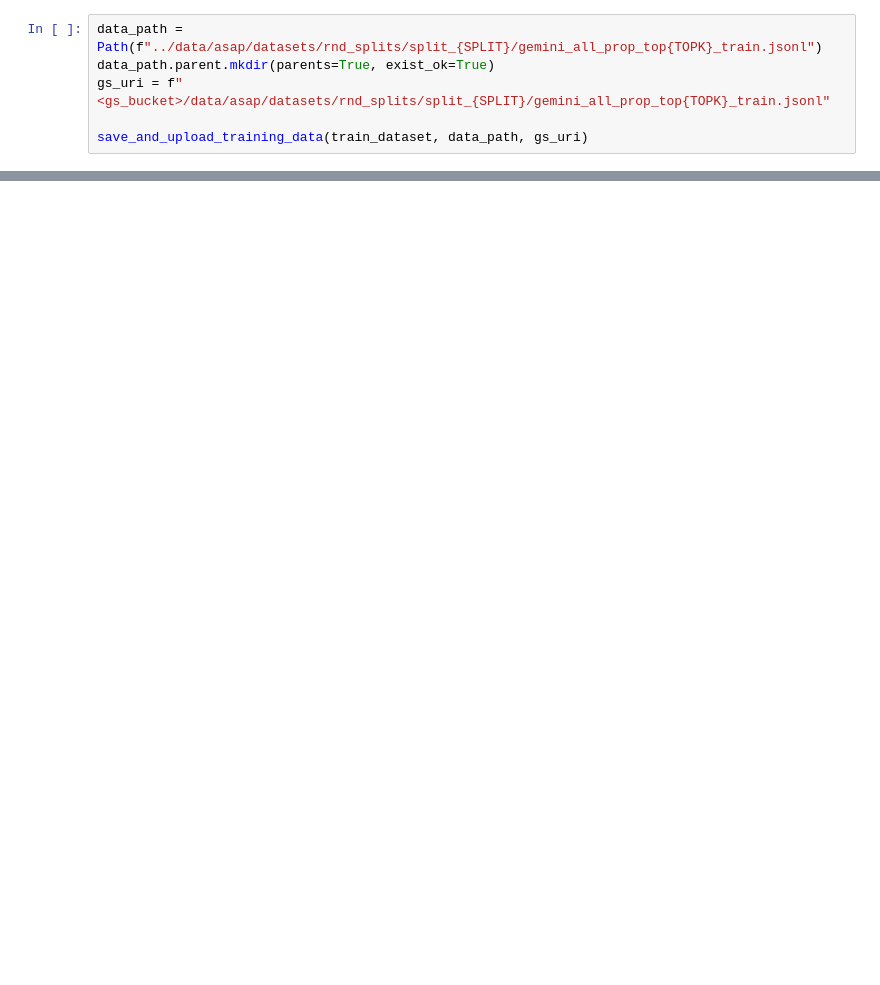
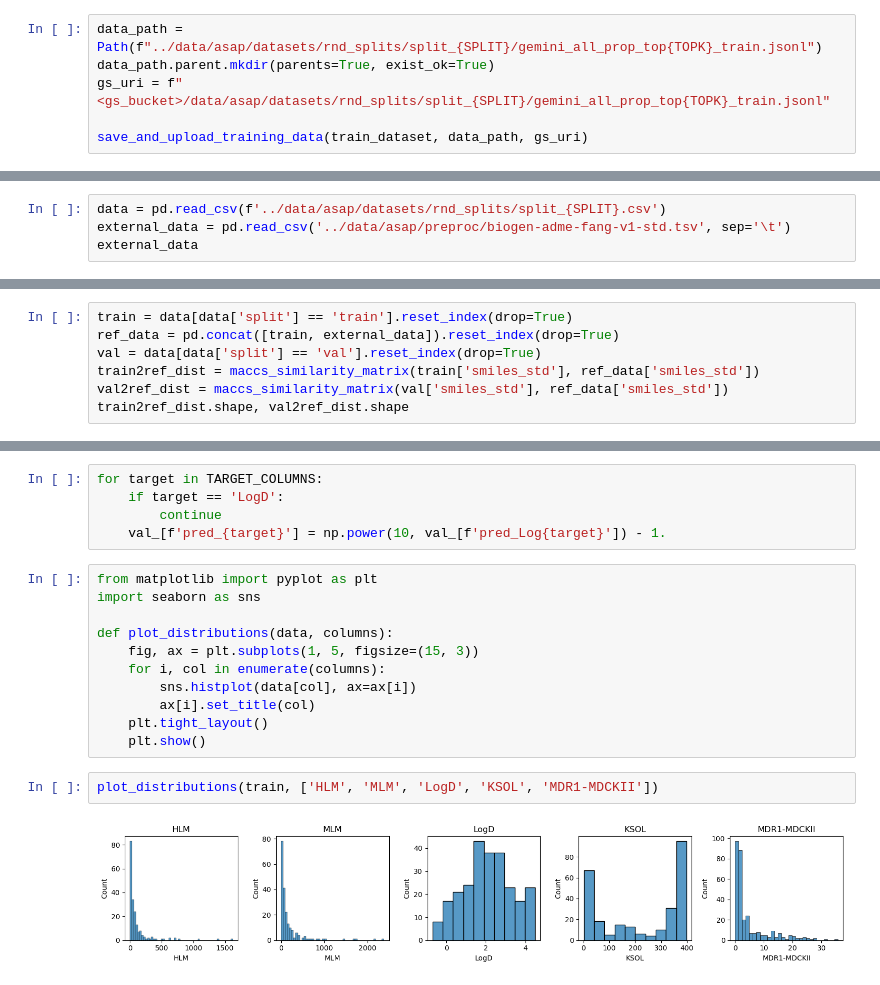
Before and after one commit to Alicegaz/AgenticADMET, a Jupyter notebook: notebooks/2.6_gemini_finetune.ipynb, the cells around one changed output, grey strips where cells are left out. Saved outputs shown, nothing was run; the diff lists cells and outputs as text; blank space fills up the shorter version.

```diff
--- a/notebooks/2.6_gemini_finetune.ipynb
+++ b/notebooks/2.6_gemini_finetune.ipynb
@@ -1199,0 +3185,4 @@ print(json.dumps(metrics, indent=2))
+# %%
+data = pd.read_csv(f'../data/asap/datasets/rnd_splits/split_{SPLIT}.csv')
+external_data = pd.read_csv('../data/asap/preproc/biogen-adme-fang-v1-std.tsv', sep='\t')
+external_data
@@ -1199,0 +3214,7 @@ print(json.dumps(metrics, indent=2))
+# %%
+train = data[data['split'] == 'train'].reset_index(drop=True)
+ref_data = pd.concat([train, external_data]).reset_index(drop=True)
+val = data[data['split'] == 'val'].reset_index(drop=True)
+train2ref_dist = maccs_similarity_matrix(train['smiles_std'], ref_data['smiles_std'])
+val2ref_dist = maccs_similarity_matrix(val['smiles_std'], ref_data['smiles_std'])
+train2ref_dist.shape, val2ref_dist.shape
@@ -1199,0 +3586,20 @@ print(json.dumps(metrics, indent=2))
+# %%
+for target in TARGET_COLUMNS:
+    if target == 'LogD':
+        continue
+    val_[f'pred_{target}'] = np.power(10, val_[f'pred_Log{target}']) - 1.
+# %%
+from matplotlib import pyplot as plt
+import seaborn as sns
+
+def plot_distributions(data, columns):
+    fig, ax = plt.subplots(1, 5, figsize=(15, 3))
+    for i, col in enumerate(columns):
+        sns.histplot(data[col], ax=ax[i])
+        ax[i].set_title(col)
+    plt.tight_layout()
+    plt.show()
+# %%
+plot_distributions(train, ['HLM', 'MLM', 'LogD', 'KSOL', 'MDR1-MDCKII'])
+# %% [output]
+[figure, added]
```
Also changed, not shown: parts of 212 cells of this notebook.
